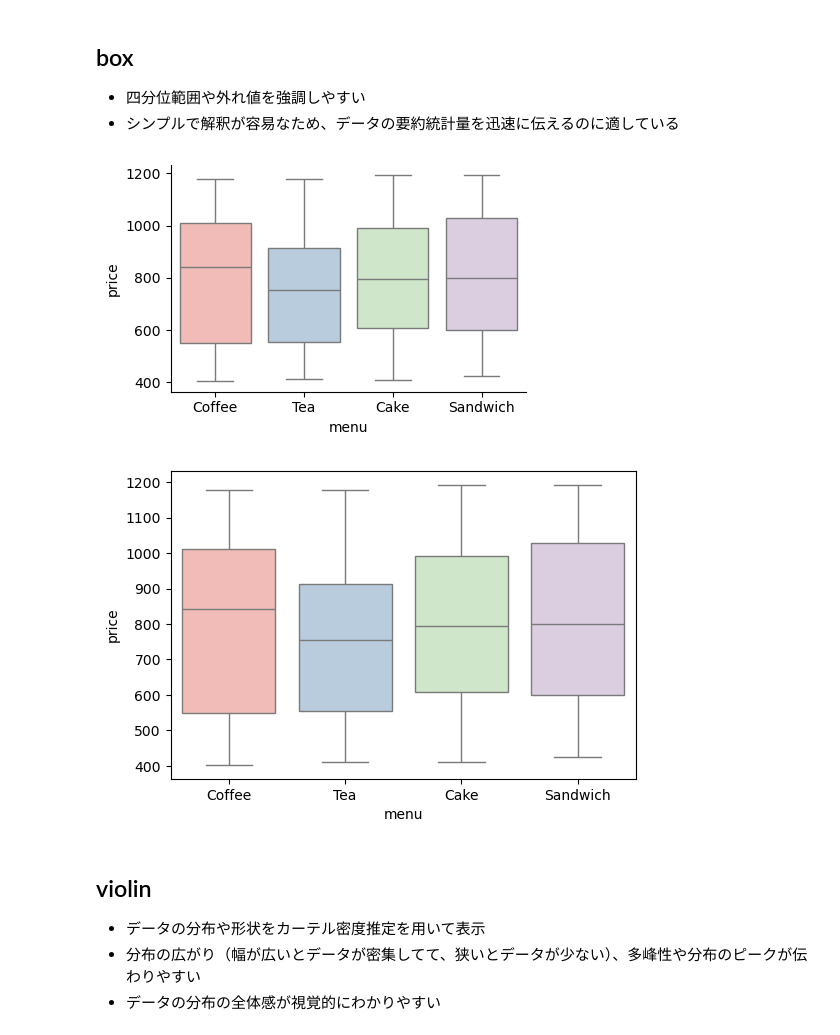
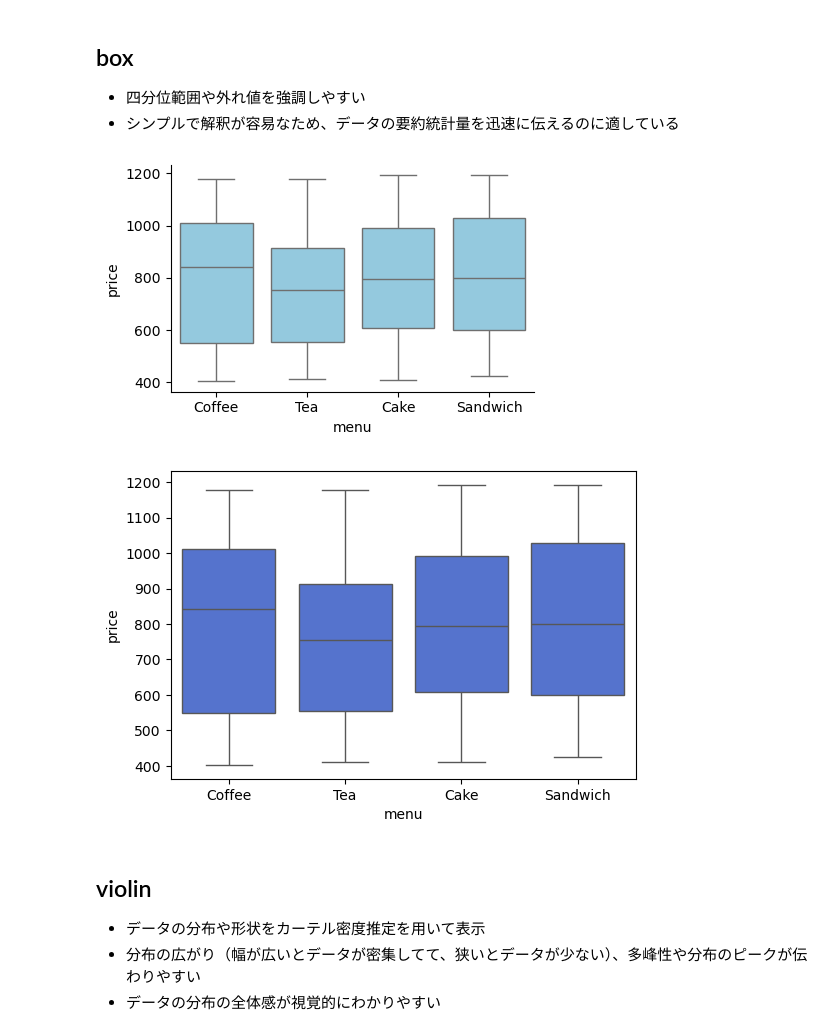
Before and after one commit to sasasakaz/statistical_modeling, a Jupyter notebook: template_graph.ipynb, the cells around one changed output. Cells and saved outputs as stored; diff of their text form; code cells hidden in the pictures.

```diff
--- a/template_graph.ipynb
+++ b/template_graph.ipynb
@@ -668,16 +676,16 @@ plt.show()
 - 四分位範囲や外れ値を強調しやすい
 - シンプルで解釈が容易なため、データの要約統計量を迅速に伝えるのに適している
 # %%
-sns.catplot(data=df, x="menu", y="price", hue="menu", palette="Pastel1", kind="box", aspect=1.5, height=3)
+sns.catplot(data=df, x="menu", y="price", color="skyblue", kind="box", aspect=1.5, height=3)
 plt.show()
 # %% [output]
-[figure, old version]
+[figure, new version]
 # %%
 plt.figure(figsize=(6, 4))
-sns.boxplot(data=df, x="menu", y="price", hue="menu", palette="Pastel1")
+sns.boxplot(data=df, x="menu", y="price", color="royalblue")
 plt.show()
 # %% [output]
-[figure, old version]
+[figure, new version]
 # %% [markdown]
 ## violin
 - データの分布や形状をカーテル密度推定を用いて表示
```
Also changed, not shown: parts of 29 cells of this notebook.
